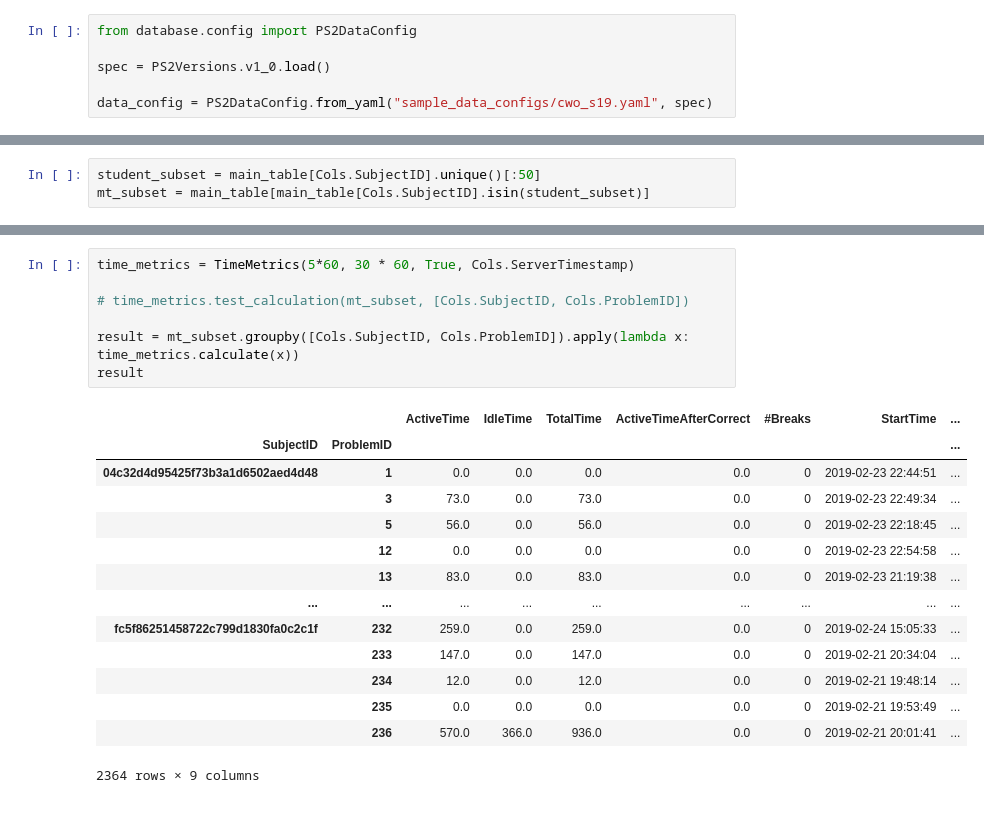
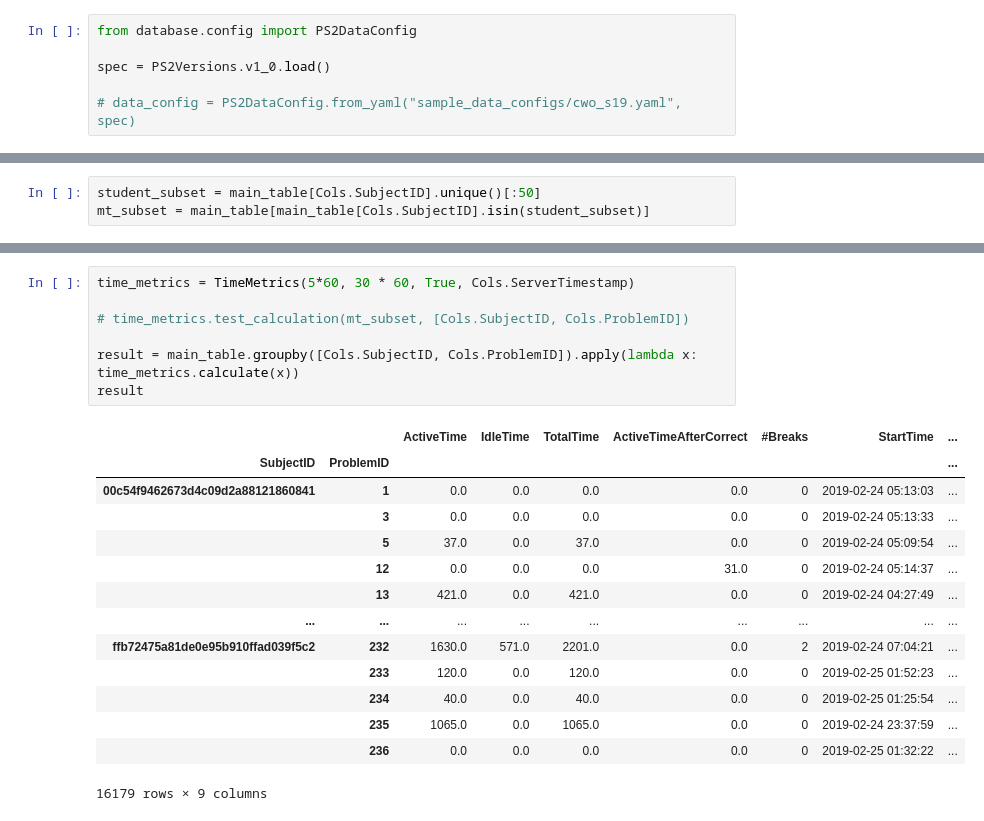
Before and after one commit to CSSPLICE/ProgSnapToolbox, a Jupyter notebook: test_anaytics.ipynb, the cells around one changed output, grey strips where cells are left out. Saved outputs shown, nothing was run; the diff lists cells and outputs as text.

Commit message:
More rigorous time analytics

```diff
--- a/test_anaytics.ipynb
+++ b/test_anaytics.ipynb
@@ -16,7 +17,7 @@ from database.config import PS2DataConfig
 
 spec = PS2Versions.v1_0.load()
 
-data_config = PS2DataConfig.from_yaml("sample_data_configs/cwo_s19.yaml", spec)
+# data_config = PS2DataConfig.from_yaml("sample_data_configs/cwo_s19.yaml", spec)
 # %%
 from analytics.ps2_dataset import PS2Dataset
 
@@ -47,25 +76,25 @@ mt_subset = main_table[main_table[Cols.SubjectID].isin(student_subset)]
 # %%
 time_metrics = TimeMetrics(5*60, 30 * 60, True, Cols.ServerTimestamp)
 
 # time_metrics.test_calculation(mt_subset, [Cols.SubjectID, Cols.ProblemID])
 
-result = mt_subset.groupby([Cols.SubjectID, Cols.ProblemID]).apply(lambda x: time_metrics.calculate(x))
+result = main_table.groupby([Cols.SubjectID, Cols.ProblemID]).apply(lambda x: time_metrics.calculate(x))
 result
 # %% [output]
 |  |  | ActiveTime | IdleTime | TotalTime | ActiveTimeAfterCorrect | #Breaks | StartTime | ... |
 | SubjectID | ProblemID |  |  |  |  |  |  | ... |
-| 04c32d4d95425f73b3a1d6502aed4d48 | 1 | 0.0 | 0.0 | 0.0 | 0.0 | 0 | 2019-02-23 22:44:51 | ... |
-|  | 3 | 73.0 | 0.0 | 73.0 | 0.0 | 0 | 2019-02-23 22:49:34 | ... |
-|  | 5 | 56.0 | 0.0 | 56.0 | 0.0 | 0 | 2019-02-23 22:18:45 | ... |
-|  | 12 | 0.0 | 0.0 | 0.0 | 0.0 | 0 | 2019-02-23 22:54:58 | ... |
-|  | 13 | 83.0 | 0.0 | 83.0 | 0.0 | 0 | 2019-02-23 21:19:38 | ... |
+| 00c54f9462673d4c09d2a88121860841 | 1 | 0.0 | 0.0 | 0.0 | 0.0 | 0 | 2019-02-24 05:13:03 | ... |
+|  | 3 | 0.0 | 0.0 | 0.0 | 0.0 | 0 | 2019-02-24 05:13:33 | ... |
+|  | 5 | 37.0 | 0.0 | 37.0 | 0.0 | 0 | 2019-02-24 05:09:54 | ... |
+|  | 12 | 0.0 | 0.0 | 0.0 | 31.0 | 0 | 2019-02-24 05:14:37 | ... |
+|  | 13 | 421.0 | 0.0 | 421.0 | 0.0 | 0 | 2019-02-24 04:27:49 | ... |
 | ... | ... | ... | ... | ... | ... | ... | ... | ... |
-| fc5f86251458722c799d1830fa0c2c1f | 232 | 259.0 | 0.0 | 259.0 | 0.0 | 0 | 2019-02-24 15:05:33 | ... |
-|  | 233 | 147.0 | 0.0 | 147.0 | 0.0 | 0 | 2019-02-21 20:34:04 | ... |
-|  | 234 | 12.0 | 0.0 | 12.0 | 0.0 | 0 | 2019-02-21 19:48:14 | ... |
-|  | 235 | 0.0 | 0.0 | 0.0 | 0.0 | 0 | 2019-02-21 19:53:49 | ... |
-|  | 236 | 570.0 | 366.0 | 936.0 | 0.0 | 0 | 2019-02-21 20:01:41 | ... |
+| ffb72475a81de0e95b910ffad039f5c2 | 232 | 1630.0 | 571.0 | 2201.0 | 0.0 | 2 | 2019-02-24 07:04:21 | ... |
+|  | 233 | 120.0 | 0.0 | 120.0 | 0.0 | 0 | 2019-02-25 01:52:23 | ... |
+|  | 234 | 40.0 | 0.0 | 40.0 | 0.0 | 0 | 2019-02-25 01:25:54 | ... |
+|  | 235 | 1065.0 | 0.0 | 1065.0 | 0.0 | 0 | 2019-02-24 23:37:59 | ... |
+|  | 236 | 0.0 | 0.0 | 0.0 | 0.0 | 0 | 2019-02-25 01:32:22 | ... |
-2364 rows × 9 columns
+16179 rows × 9 columns
 # %%
 result.describe()
 # %% [output]
```
Also changed, not shown: parts of 4 cells of this notebook, 1 other file.
